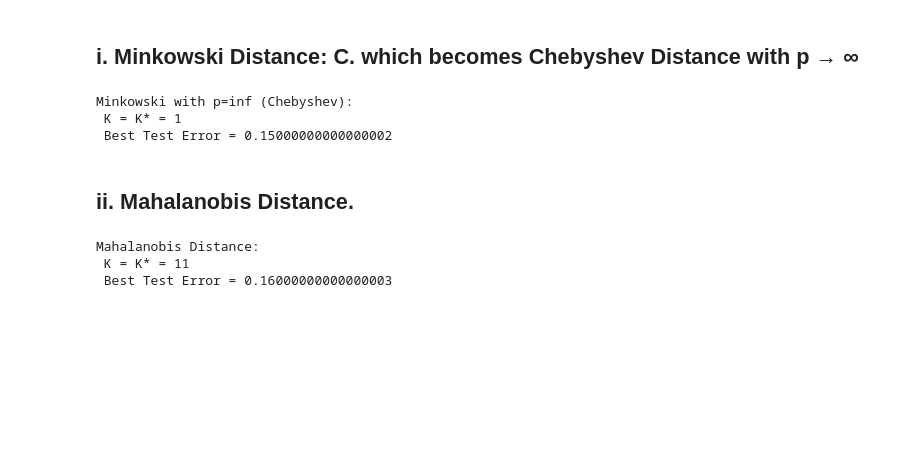
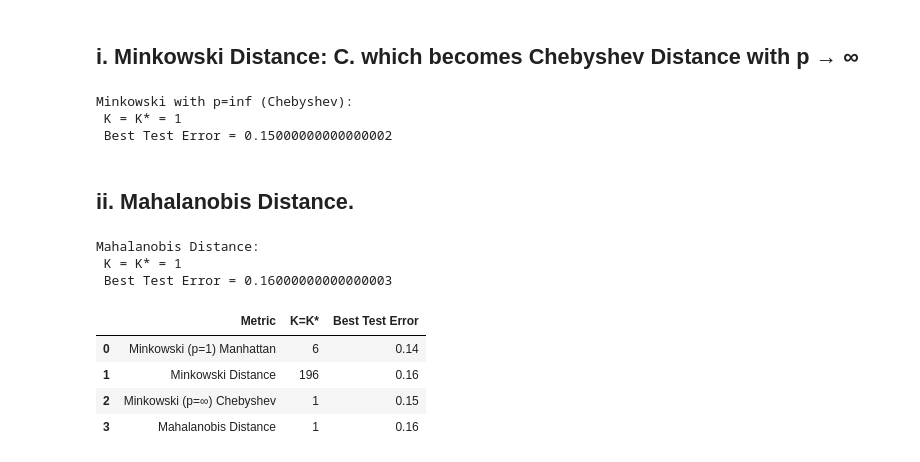
Before and after one commit to thegeorgejoseph/machine-learning, a Jupyter notebook: HW1/notebook/Joseph_George_HW1.ipynb, the cells around one changed output. Saved outputs shown, nothing was run; the diff lists cells and outputs as text; code cells hidden in the pictures; blank space fills up the shorter version.

```diff
--- a/HW1/notebook/Joseph_George_HW1.ipynb
+++ b/HW1/notebook/Joseph_George_HW1.ipynb
@@ -283,6 +286,7 @@ for k in range(1, 200, 5):
         min_error_man = test_error
         min_k_man = k
 print(f"Minkowski with p=1 (Manhattan): \n K = K* = {min_k_man} \n Best Test Error = {min_error_man}")
+df_rows.append(["Minkowski (p=1) Manhattan", min_k_man, min_error_man])
 # %% [output]
 Minkowski with p=1 (Manhattan):
  K = K* = 6
@@ -302,6 +306,7 @@ for logp in np.arange(0.1,1.1,0.1):
         min_k_mink = k
         bestlogp = logp
 print(f"Minkowski Distance: \n K = K* = {min_k_mink} \n Best Test Error = {min_error_mink} \n Best Log(p) = {bestlogp}")
+df_rows.append(["Minkowski Distance", min_k_mink, min_error_mink])
 # %% [output]
 Minkowski Distance:
  K = K* = 196
@@ -320,6 +325,7 @@ for k in range(1, 200, 5):
         min_error_cheb = test_error
         min_k_cheb = k
 print(f"Minkowski with p=inf (Chebyshev): \n K = K* = {min_k_cheb} \n Best Test Error = {min_error_cheb}")
+df_rows.append(["Minkowski (p=∞) Chebyshev", min_k_cheb, min_error_cheb])
 # %% [output]
 Minkowski with p=inf (Chebyshev):
  K = K* = 1
@@ -337,7 +343,17 @@ for k in range(1, 200, 5):
         min_error_mahal = test_error
         min_k_mahal = k
 print(f"Mahalanobis Distance: \n K = K* = {min_k_mahal} \n Best Test Error = {min_error_mahal}")
+df_rows.append(["Mahalanobis Distance", min_k_mahal, min_error_mahal])
 # %% [output]
 Mahalanobis Distance:
- K = K* = 11
+ K = K* = 1
  Best Test Error = 0.16000000000000003
+# %%
+df_display = pd.DataFrame(df_rows, columns=['Metric', 'K=K*', 'Best Test Error'])
+df_display
+# %% [output]
+|  | Metric | K=K* | Best Test Error |
+| 0 | Minkowski (p=1) Manhattan | 6 | 0.14 |
+| 1 | Minkowski Distance | 196 | 0.16 |
+| 2 | Minkowski (p=∞) Chebyshev | 1 | 0.15 |
+| 3 | Mahalanobis Distance | 1 | 0.16 |
```
Also changed, not shown: parts of 6 cells of this notebook.
